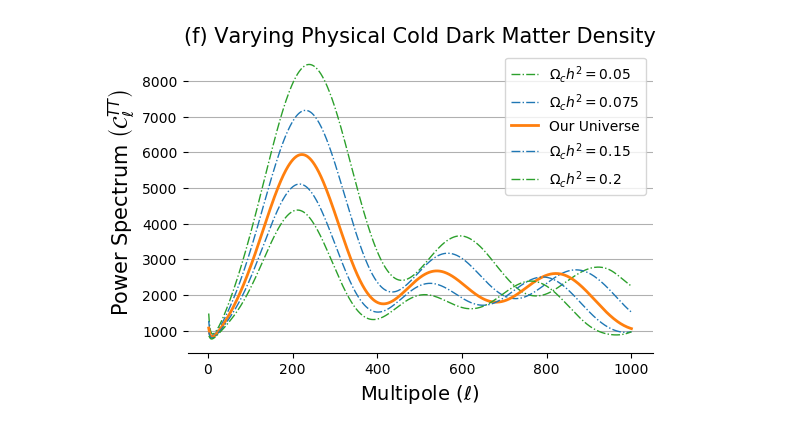
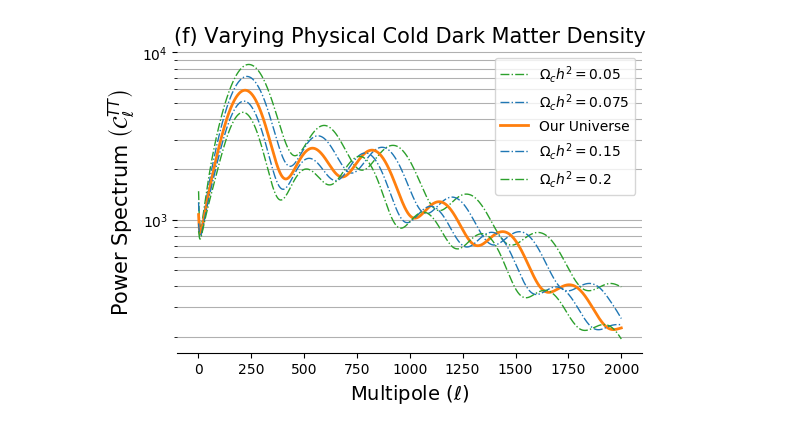
Before and after one commit to katnquinn/CMB_ModelManifold, a Jupyter notebook: Varying Parameter Plots.ipynb, the cells around one changed output. Drawn from its saved outputs; the diff is of its cells as text; code cells hidden in the pictures.

```diff
--- a/Varying Parameter Plots.ipynb
+++ b/Varying Parameter Plots.ipynb
@@ -29,7 +29,7 @@ def makeParamFile(folder, ID, ombh2 = 0.0226, omch2 = 0.112, H0 = 67.74, As = 2.
     paramText += '#  To get accurate lensed BB need to have l_max_scalar>2000, k_eta_max_scalar > 10000 \n'
     paramText += '#  To get accurate lensing potential you also need k_eta_max_scalar > 10000 \n'
     paramText += '#  Otherwise k_eta_max_scalar=2*l_max_scalar usually suffices, or dont set to use default \n'
-    paramText += 'l_max_scalar      = 1000 \n'
+    paramText += 'l_max_scalar      = 2000 \n'
     paramText += '#k_eta_max_scalar  = 2800 \n'
 
     paramText += '#  Tensor settings should be less than or equal to the above \n'
@@ -624,6 +634,8 @@ for omch2 in omch2list:
     omch2ClList.append(loadCl('varParams','ombh2'+str(omch2)))
 # %%
 fig, ax = plt.subplots(dpi=100)
+
+plt.yscale('log')
 
 idx = 0
 for cl in omch2ClList:
@@ -640,31 +652,31 @@ for cl in omch2ClList:
         c = 'C0'
         label = r'$\Omega_c h^2 = $'+str(omch2)
         if tao > 0.066:
             linestyle = '-.'
         else:
             linestyle = '--'
     if (idx == 0) or (idx == 4):
         c = 'C2'
     plt.plot(cl[:,0],cl[:,1], alpha = 1, c=c, linewidth=linewidth, label=label, linestyle = linestyle)
     idx += 1
 
 #plt.xscale('log')
 #plt.yscale('log')
 
 plt.legend()
 
 ax.patch.set_alpha(0)
 
 for loc in ['top','left','right']:
     ax.spines[loc].set_visible(False)
 
 plt.grid(axis='y',which='both')
 
 plt.xlabel('Multipole '+r'$(\ell)$',fontsize=14)
 plt.ylabel('Power Spectrum '+r'$\left(\mathcal{C}_\ell^{TT}\right)$',fontsize=15)
 
 plt.title('(f) Varying Physical Cold Dark Matter Density', fontsize=15)
 
 plt.show()
 # %% [output]
-[figure, old version]
+[figure, new version]
```
Also changed, not shown: parts of 5 cells of this notebook.
